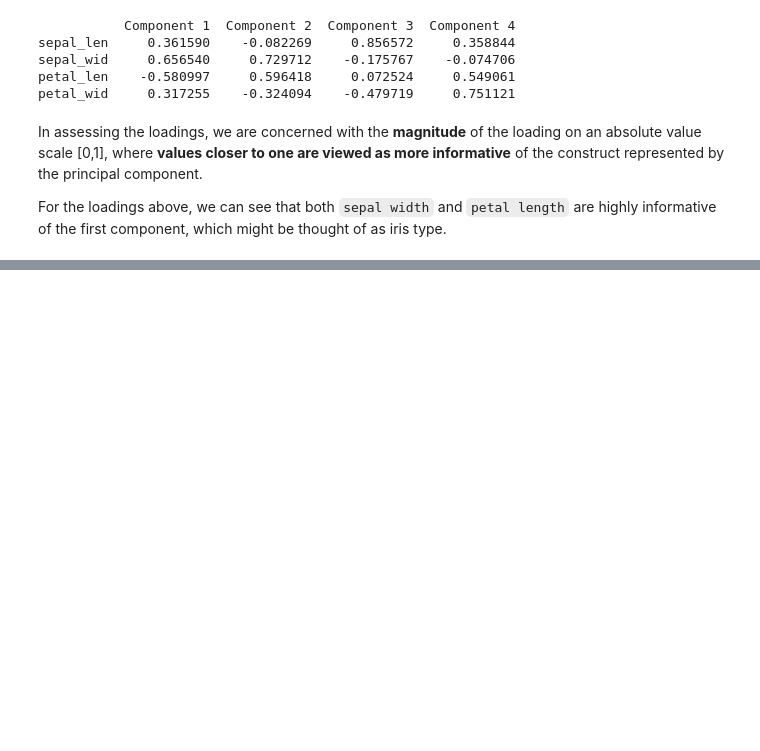
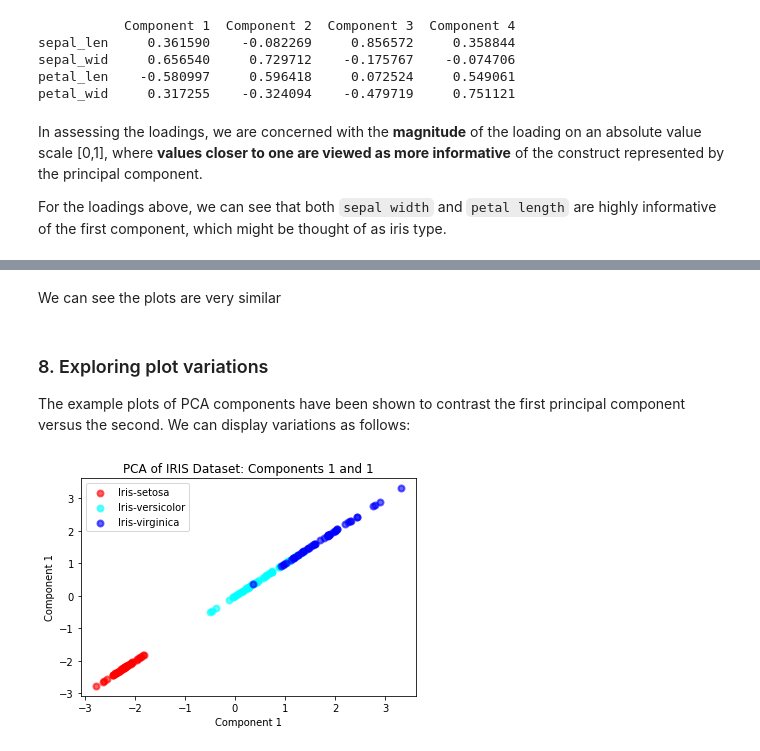
Before and after one commit to FabG/dimred, a Jupyter notebook: dimred/notebooks/pca_lda_iris.ipynb, the cells around one changed output, grey strips where cells are left out. Cells and saved outputs as stored; diff of their text form; code cells hidden in the pictures; blank space fills up the shorter version.

```diff
--- a/dimred/notebooks/pca_lda_iris.ipynb
+++ b/dimred/notebooks/pca_lda_iris.ipynb
@@ -270,0 +327,10 @@ For the loadings above, we can see that both `sepal width` and `petal length` ar
+# %% [markdown]
+We can see the plots are very similar
+# %% [markdown]
+### 8. Exploring plot variations
+The example plots of PCA components have been shown to contrast the first principal component versus the second. We can display variations as follows:
+# %%
+# 1st component alone
+pca_scatter(X_pca_std, 0, 0)
+# %% [output]
+[figure, added]
```
Also changed, not shown: parts of 16 cells of this notebook, 4 other files.
